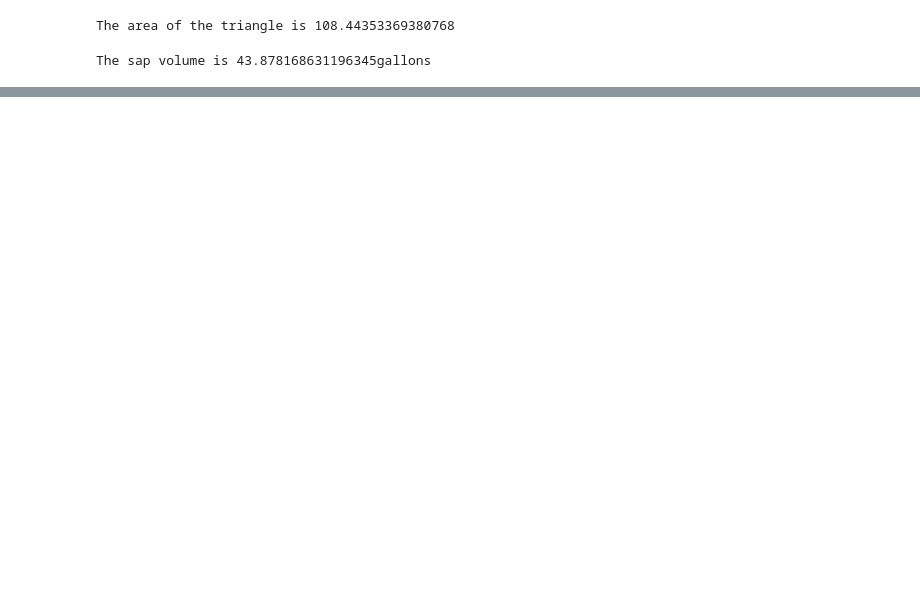
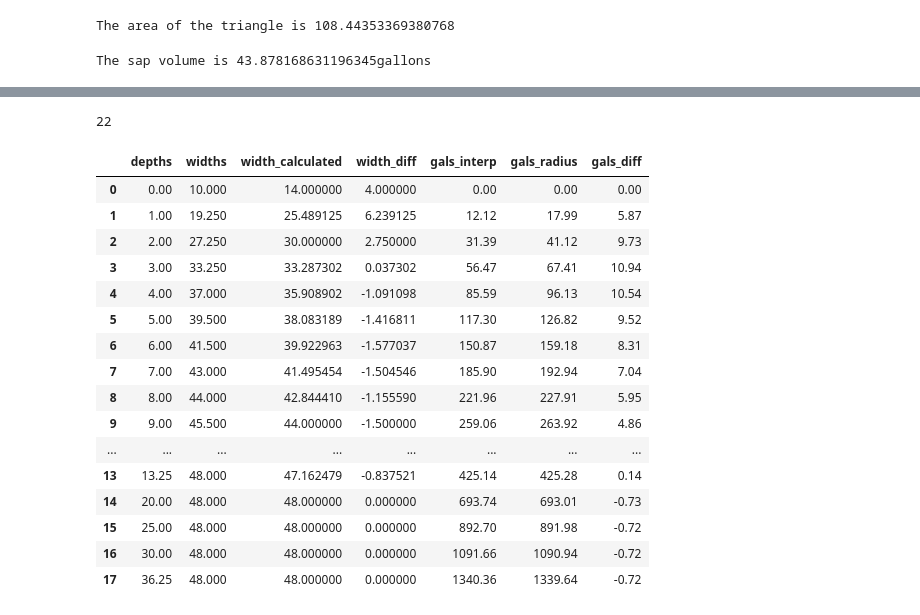
Before and after one commit to jeremymatt/sugar_house_monitor, a Jupyter notebook: testing.ipynb, the cells around one changed output, grey strips where cells are left out. Saved outputs shown, nothing was run; the diff lists cells and outputs as text; code cells hidden in the pictures; blank space fills up the shorter version.

Commit message:
testing found nominal radiuses that work predict vols well

```diff
--- a/testing.ipynb
+++ b/testing.ipynb
@@ -43,6 +44,26 @@ def calc_sap_gallons_in_tank(depth,width,radius,length):
     sap_gallons = np.round(sap_volume/231,2)
 
     return sap_gallons
+
+def calc_surface_width(depth,width,radius):
+    if (depth<radius):
+        triangle_base = np.sqrt(radius**2 - (radius-depth)**2)
+        return width + 2*triangle_base - 2*radius
+    else:
+        return width
+
+def calc_gallons_interp(df,length):
+    df.loc[0,'gals_interp'] = 0
+    for i in df.index[1:]:
+        bottom_width = df.loc[i-1,'widths']
+        top_width = df.loc[i,'widths']
+        bottom = df.loc[i-1,'depths']
+        top = df.loc[i,'depths']
+        vol = length*(top-bottom)*(top_width+bottom_width)/2
+        gals = np.round(vol/231,2)
+        df.loc[i,'gals_interp'] = df.loc[i-1,'gals_interp']+gals
+
+    return df
 # %%
 depth = 50
 length = 191.5
@@ -62,0 +128,40 @@ radius = 16
+# %%
+48-13-13
+# %% [output]
+22
+# %%
+length = 191.5
+width = 48
+height = 40.75
+radius = 17
+
+brookside_depths = [0,1,2,3,4,5,6,7,8,9,10,11,12,13.25,20,25,30,36.25]
+brookside_widths = [10,19.25,27.25,33.25,37,39.5,41.5,43,44,45.5,46.5,47.375,47.75,48,48,48,48,48]
+brookside_dimension_df = pd.DataFrame({'depths':brookside_depths,'widths':brookside_widths})
+
+
+brookside_dimension_df = calc_gallons_interp(brookside_dimension_df,length)
+brookside_dimension_df['gals_radius'] = [calc_sap_gallons_in_tank(cd,width,radius,length) for cd in brookside_depths]
+brookside_dimension_df['gals_diff'] = brookside_dimension_df['gals_radius'] - brookside_dimension_df['gals_interp']
+brookside_dimension_df['width_calculated'] = [calc_surface_width(cd,width,radius) for cd in brookside_depths]
+brookside_dimension_df['width_diff'] = brookside_dimension_df['width_calculated'] - brookside_dimension_df['widths']
+brookside_dimension_df = brookside_dimension_df[['depths','widths','width_calculated','width_diff','gals_interp','gals_radius','gals_diff']]
+brookside_dimension_df
+# %% [output]
+|  | depths | widths | width_calculated | width_diff | gals_interp | gals_radius | gals_diff |
+| 0 | 0.00 | 10.000 | 14.000000 | 4.000000 | 0.00 | 0.00 | 0.00 |
+| 1 | 1.00 | 19.250 | 25.489125 | 6.239125 | 12.12 | 17.99 | 5.87 |
+| 2 | 2.00 | 27.250 | 30.000000 | 2.750000 | 31.39 | 41.12 | 9.73 |
+| 3 | 3.00 | 33.250 | 33.287302 | 0.037302 | 56.47 | 67.41 | 10.94 |
+| 4 | 4.00 | 37.000 | 35.908902 | -1.091098 | 85.59 | 96.13 | 10.54 |
+| 5 | 5.00 | 39.500 | 38.083189 | -1.416811 | 117.30 | 126.82 | 9.52 |
+| 6 | 6.00 | 41.500 | 39.922963 | -1.577037 | 150.87 | 159.18 | 8.31 |
+| 7 | 7.00 | 43.000 | 41.495454 | -1.504546 | 185.90 | 192.94 | 7.04 |
+| 8 | 8.00 | 44.000 | 42.844410 | -1.155590 | 221.96 | 227.91 | 5.95 |
+| 9 | 9.00 | 45.500 | 44.000000 | -1.500000 | 259.06 | 263.92 | 4.86 |
+| ... | ... | ... | ... | ... | ... | ... | ... |
+| 13 | 13.25 | 48.000 | 47.162479 | -0.837521 | 425.14 | 425.28 | 0.14 |
+| 14 | 20.00 | 48.000 | 48.000000 | 0.000000 | 693.74 | 693.01 | -0.73 |
+| 15 | 25.00 | 48.000 | 48.000000 | 0.000000 | 892.70 | 891.98 | -0.72 |
+| 16 | 30.00 | 48.000 | 48.000000 | 0.000000 | 1091.66 | 1090.94 | -0.72 |
+| 17 | 36.25 | 48.000 | 48.000000 | 0.000000 | 1340.36 | 1339.64 | -0.72 |
```
Also changed, not shown: parts of 14 cells of this notebook.
